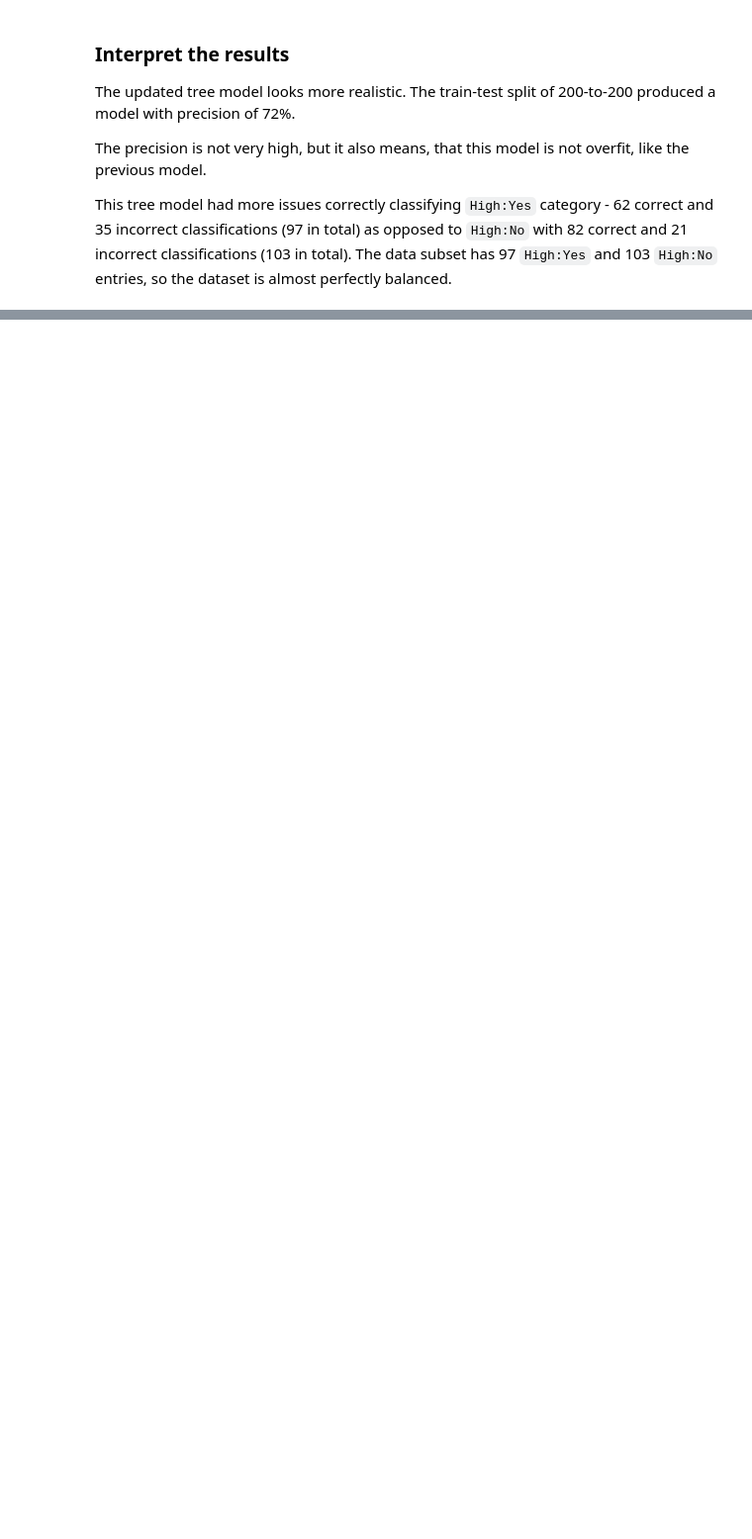
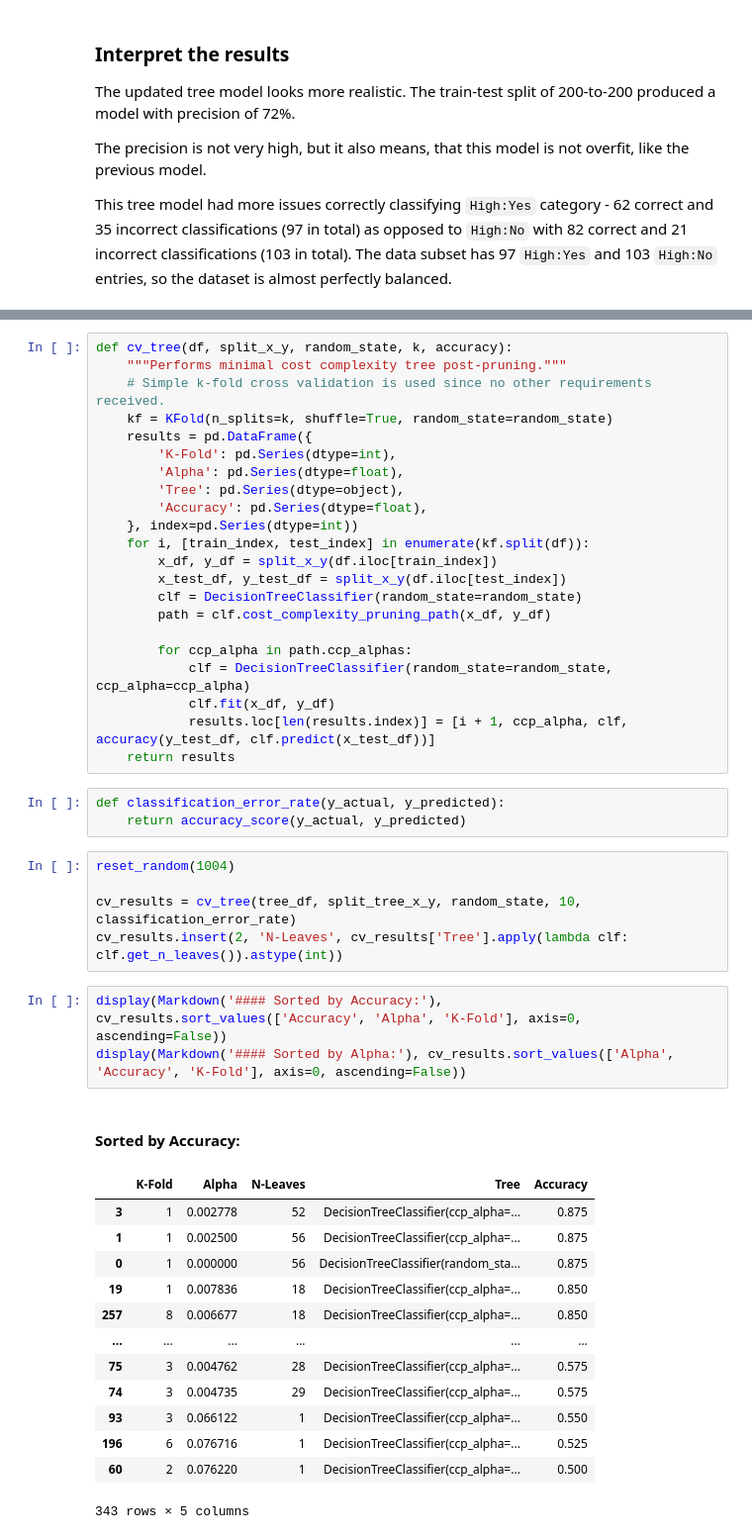
Before and after one commit to shevchenkobn/ml-practice, a Jupyter notebook: a6/a6.ipynb, the cells around one changed output, grey strips where cells are left out. Shown at 99% size. Drawn from its saved outputs; the diff is of its cells as text; blank space fills up the shorter version.

```diff
--- a/a6/a6.ipynb
+++ b/a6/a6.ipynb
@@ -377,0 +392,48 @@ This tree model had more issues correctly classifying `High:Yes` category - 62 c
+# %%
+def cv_tree(df, split_x_y, random_state, k, accuracy):
+    """Performs minimal cost complexity tree post-pruning."""
+    # Simple k-fold cross validation is used since no other requirements received.
+    kf = KFold(n_splits=k, shuffle=True, random_state=random_state)
+    results = pd.DataFrame({
+        'K-Fold': pd.Series(dtype=int),
+        'Alpha': pd.Series(dtype=float),
+        'Tree': pd.Series(dtype=object),
+        'Accuracy': pd.Series(dtype=float),
+    }, index=pd.Series(dtype=int))
+    for i, [train_index, test_index] in enumerate(kf.split(df)):
+        x_df, y_df = split_x_y(df.iloc[train_index])
+        x_test_df, y_test_df = split_x_y(df.iloc[test_index])
+        clf = DecisionTreeClassifier(random_state=random_state)
+        path = clf.cost_complexity_pruning_path(x_df, y_df)
+
+        for ccp_alpha in path.ccp_alphas:
+            clf = DecisionTreeClassifier(random_state=random_state, ccp_alpha=ccp_alpha)
+            clf.fit(x_df, y_df)
+            results.loc[len(results.index)] = [i + 1, ccp_alpha, clf, accuracy(y_test_df, clf.predict(x_test_df))]
+    return results
+# %%
+def classification_error_rate(y_actual, y_predicted):
+    return accuracy_score(y_actual, y_predicted)
+# %%
+reset_random(1004)
+
+cv_results = cv_tree(tree_df, split_tree_x_y, random_state, 10, classification_error_rate)
+cv_results.insert(2, 'N-Leaves', cv_results['Tree'].apply(lambda clf: clf.get_n_leaves()).astype(int))
+# %%
+display(Markdown('#### Sorted by Accuracy:'), cv_results.sort_values(['Accuracy', 'Alpha', 'K-Fold'], axis=0, ascending=False))
+display(Markdown('#### Sorted by Alpha:'), cv_results.sort_values(['Alpha', 'Accuracy', 'K-Fold'], axis=0, ascending=False))
+# %% [output]
+#### Sorted by Accuracy:
+|  | K-Fold | Alpha | N-Leaves | Tree | Accuracy |
+| 3 | 1 | 0.002778 | 52 | DecisionTreeClassifier(ccp_alpha=... | 0.875 |
+| 1 | 1 | 0.002500 | 56 | DecisionTreeClassifier(ccp_alpha=... | 0.875 |
+| 0 | 1 | 0.000000 | 56 | DecisionTreeClassifier(random_sta... | 0.875 |
+| 19 | 1 | 0.007836 | 18 | DecisionTreeClassifier(ccp_alpha=... | 0.850 |
+| 257 | 8 | 0.006677 | 18 | DecisionTreeClassifier(ccp_alpha=... | 0.850 |
+| ... | ... | ... | ... | ... | ... |
+| 75 | 3 | 0.004762 | 28 | DecisionTreeClassifier(ccp_alpha=... | 0.575 |
+| 74 | 3 | 0.004735 | 29 | DecisionTreeClassifier(ccp_alpha=... | 0.575 |
+| 93 | 3 | 0.066122 | 1 | DecisionTreeClassifier(ccp_alpha=... | 0.550 |
+| 196 | 6 | 0.076716 | 1 | DecisionTreeClassifier(ccp_alpha=... | 0.525 |
+| 60 | 2 | 0.076220 | 1 | DecisionTreeClassifier(ccp_alpha=... | 0.500 |
+343 rows × 5 columns
```
Also changed, not shown: parts of 8 cells of this notebook.
